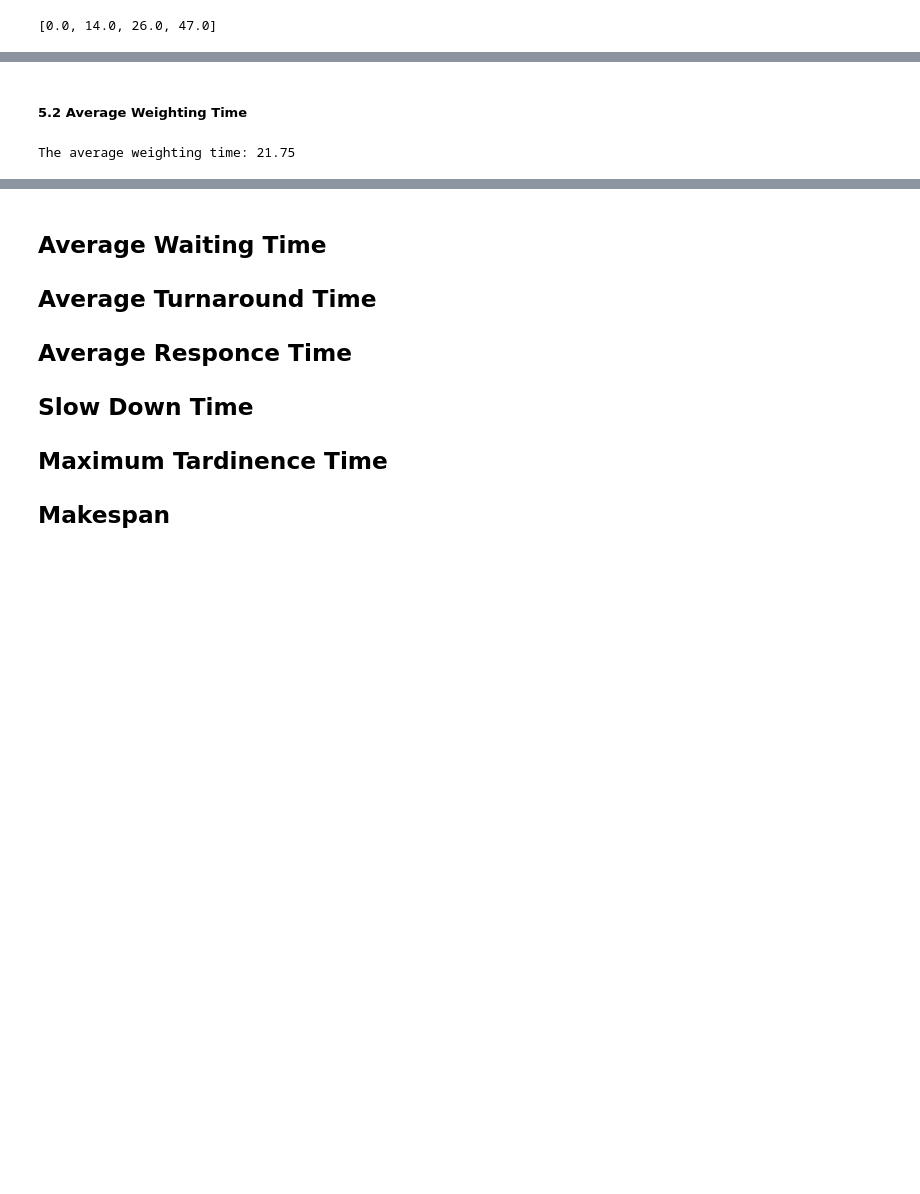
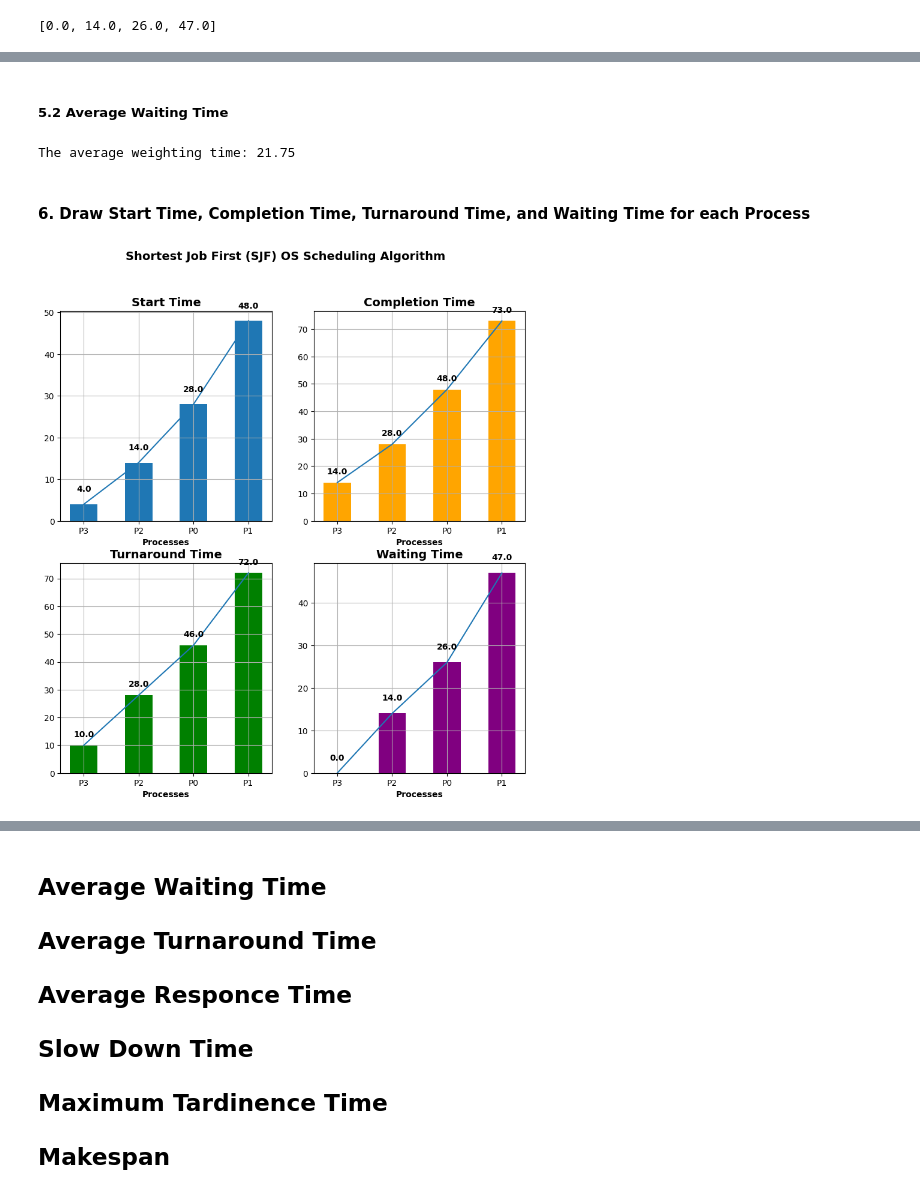
Before and after one commit to ZiaUrRehman-bit/Implementation-of-OS-Scheduling-Algorithms-in-Python, a Jupyter notebook: SPN (Shortest Process Next) Non-Preemptive SJF/SJF.ipynb, the cells around one changed output, grey strips where cells are left out. Drawn from its saved outputs; the diff is of its cells as text; code cells hidden in the pictures; blank space fills up the shorter version.

```diff
--- a/SPN (Shortest Process Next) Non-Preemptive SJF/SJF.ipynb
+++ b/SPN (Shortest Process Next) Non-Preemptive SJF/SJF.ipynb
@@ -193,4 +192,0 @@ WeightingTime
-# %%
-sortedECTMatrix["Weighting Time"] = WeightingTime
-
-sortedECTMatrix
@@ -202,0 +193,4 @@ sortedECTMatrix
+# %%
+# sortedECTMatrix = sortedECTMatrix.drop("Weighting Time", axis=1)
+sortedECTMatrix["Waiting Time"] = WeightingTime
+sortedECTMatrix
@@ -203,3 +203,3 @@ sortedECTMatrix
 # %% [markdown]
-##### 5.2 Average Weighting Time
+##### 5.2 Average Waiting Time
 # %%
@@ -208,3 +208,68 @@ averageWeightingTime= sortedECTMatrix["Weighting Time"].sum()/len(sortedECTMatri
 print(f"The average weighting time: {averageWeightingTime}")
 # %% [output]
 The average weighting time: 21.75
+# %% [markdown]
+#### 6. Draw Start Time, Completion Time, Turnaround Time, and Waiting Time for each Process
+# %%
+import matplotlib.pyplot as plt
+
+# plt.figure(figsize=(5,5))
+
+# plt.bar(sortedECTMatrix["Process Name"], sortedECTMatrix["Completion Time"])
+# # plt.bar(sortedECTMatrix["Process Name"], sortedECTMatrix["Completion Time"])
+# plt.show()
+
+plt.figure(figsize=(10,10))
+plt.subplot(221)
+plt.plot(sortedECTMatrix["Process Name"], sortedECTMatrix["Start Time"])
+plt.bar(sortedECTMatrix["Process Name"], sortedECTMatrix["Start Time"], width=0.5)
+
+# Add labels to the bars
+for i, v in enumerate(sortedECTMatrix["Start Time"]):
+    plt.text(i, v + 3, str(v), ha='center', fontweight='bold')
+
+plt.title("Start Time", fontweight = 'bold', fontsize = '14')
+plt.xlabel("Processes", fontweight = 'bold', fontsize = '10')
+plt.grid("on")
+plt.subplot(222)
+plt.plot(sortedECTMatrix["Process Name"], sortedECTMatrix["Completion Time"])
+plt.bar(sortedECTMatrix["Process Name"], sortedECTMatrix["Completion Time"],
+        width = 0.5, color = "orange")
+
+# Add labels to the bars
+for i, v in enumerate(sortedECTMatrix["Completion Time"]):
+    plt.text(i, v + 3, str(v), ha='center', fontweight='bold')
+
+plt.title("Completion Time", fontweight = 'bold', fontsize = '14')
+plt.xlabel("Processes", fontweight = 'bold', fontsize = '10')
+plt.grid("on")
+plt.subplot(223)
+plt.plot(sortedECTMatrix["Process Name"], sortedECTMatrix["Turnaround Time"])
+plt.bar(sortedECTMatrix["Process Name"], sortedECTMatrix["Turnaround Time"],
+        width=0.5, color = 'green')
+
+# Add labels to the bars
+for i, v in enumerate(sortedECTMatrix["Turnaround Time"]):
+    plt.text(i, v + 3, str(v), ha='center', fontweight='bold')
+
+plt.title("Turnaround Time", fontweight = 'bold', fontsize = '14')
+plt.xlabel("Processes", fontweight = 'bold', fontsize = '10')
+plt.grid("on")
+plt.subplot(224)
+plt.plot(sortedECTMatrix["Process Name"], sortedECTMatrix["Waiting Time"])
+plt.bar(sortedECTMatrix["Process Name"], sortedECTMatrix["Waiting Time"],
+        width=0.5, color = "purple")
+
+# Add labels to the bars
+for i, v in enumerate(sortedECTMatrix["Waiting Time"]):
+    plt.text(i, v + 3, str(v), ha='center', fontweight='bold')
+
+plt.title("Waiting Time", fontweight = 'bold', fontsize = '14')
+plt.xlabel("Processes", fontweight = 'bold', fontsize = '10')
+plt.grid("on")
+
+plt.suptitle("Shortest Job First (SJF) OS Scheduling Algorithm", fontweight = 'bold', fontsize = '14')
+# Show the plot
+plt.show()
+# %% [output]
+[figure, added]
```
Also changed, not shown: parts of 7 cells of this notebook, 1 other file.
